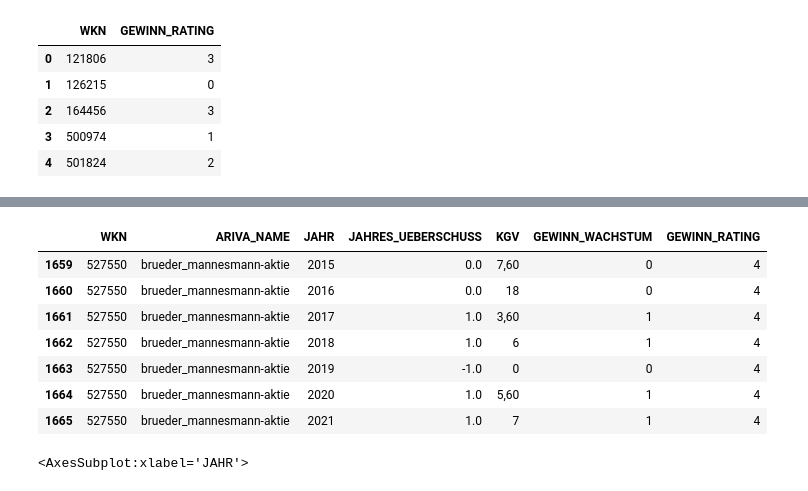
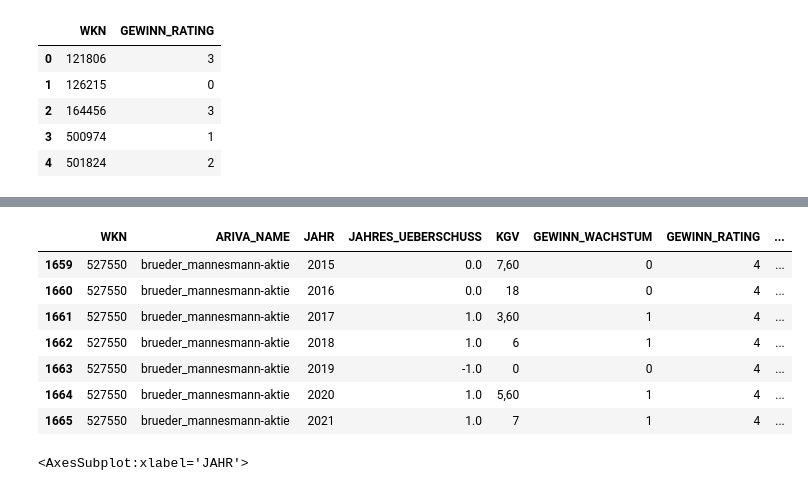
Before and after one commit to Wade-Sys/small_caps, a Jupyter notebook: main.ipynb, the cells around one changed output, grey strips where cells are left out. Cells and saved outputs as stored; diff of their text form; code cells hidden in the pictures.

```diff
--- a/main.ipynb
+++ b/main.ipynb
@@ -13,3 +13,4 @@ import matplotlib.pyplot as plt
 import small_caps as smca
 # %%
 pd.set_option('display.max_rows', 300)
+pd.set_option('max_colwidth', 100)
@@ -171,3 +169,6 @@ df_faknz_4.head(20)
 | 17 | A0DK5W | zwack_unicum-aktie | 2019 | 2.623 | 13,20 | 1 | 2 |
 | 18 | A0DK5W | zwack_unicum-aktie | 2020 | 1.696 | 19,40 | 0 | 2 |
 | 19 | A0DK5W | zwack_unicum-aktie | 2021 | 1.436 | 23 | 0 | 2 |
+# %%
+df_uprofil_raw = pd.read_csv('unternehmensprofile.csv',header=0, delimiter=';',decimal=',')
+df_uprofil_raw.head(10)
@@ -173,0 +187,4 @@ df_faknz_4.head(20)
+# %%
+df_uprofil_1 = df_uprofil_raw.copy()
+df_uprofil_2 = df_uprofil_1[['WKN','UNTERNEHMENSPROFIL']].copy()
+df_uprofil_2.head()
@@ -173,0 +198,3 @@ df_faknz_4.head(20)
+# %%
+df_faknz_5 = df_faknz_4.merge(df_uprofil_2, how='inner', on=['WKN'])
+df_faknz_5.head()
@@ -194,12 +228,12 @@ df_faknz_4[df_faknz_4['GEWINN_RATING'] > 2].groupby(['WKN','ARIVA_NAME']).agg({'
 # %%
-df_faknz_4[df_faknz_4['WKN'] == '527550']
+df_faknz_5[df_faknz_5['WKN'] == '527550']
 # %% [output]
-|  | WKN | ARIVA_NAME | JAHR | JAHRES_UEBERSCHUSS | KGV | GEWINN_WACHSTUM | GEWINN_RATING |
-| 1659 | 527550 | brueder_mannesmann-aktie | 2015 | 0.0 | 7,60 | 0 | 4 |
-| 1660 | 527550 | brueder_mannesmann-aktie | 2016 | 0.0 | 18 | 0 | 4 |
-| 1661 | 527550 | brueder_mannesmann-aktie | 2017 | 1.0 | 3,60 | 1 | 4 |
-| 1662 | 527550 | brueder_mannesmann-aktie | 2018 | 1.0 | 6 | 1 | 4 |
-| 1663 | 527550 | brueder_mannesmann-aktie | 2019 | -1.0 | 0 | 0 | 4 |
-| 1664 | 527550 | brueder_mannesmann-aktie | 2020 | 1.0 | 5,60 | 1 | 4 |
-| 1665 | 527550 | brueder_mannesmann-aktie | 2021 | 1.0 | 7 | 1 | 4 |
+|  | WKN | ARIVA_NAME | JAHR | JAHRES_UEBERSCHUSS | KGV | GEWINN_WACHSTUM | GEWINN_RATING | ... |
+| 1659 | 527550 | brueder_mannesmann-aktie | 2015 | 0.0 | 7,60 | 0 | 4 | ... |
+| 1660 | 527550 | brueder_mannesmann-aktie | 2016 | 0.0 | 18 | 0 | 4 | ... |
+| 1661 | 527550 | brueder_mannesmann-aktie | 2017 | 1.0 | 3,60 | 1 | 4 | ... |
+| 1662 | 527550 | brueder_mannesmann-aktie | 2018 | 1.0 | 6 | 1 | 4 | ... |
+| 1663 | 527550 | brueder_mannesmann-aktie | 2019 | -1.0 | 0 | 0 | 4 | ... |
+| 1664 | 527550 | brueder_mannesmann-aktie | 2020 | 1.0 | 5,60 | 1 | 4 | ... |
+| 1665 | 527550 | brueder_mannesmann-aktie | 2021 | 1.0 | 7 | 1 | 4 | ... |
 # %%
```
Also changed, not shown: parts of 8 cells of this notebook, 3 other files.
